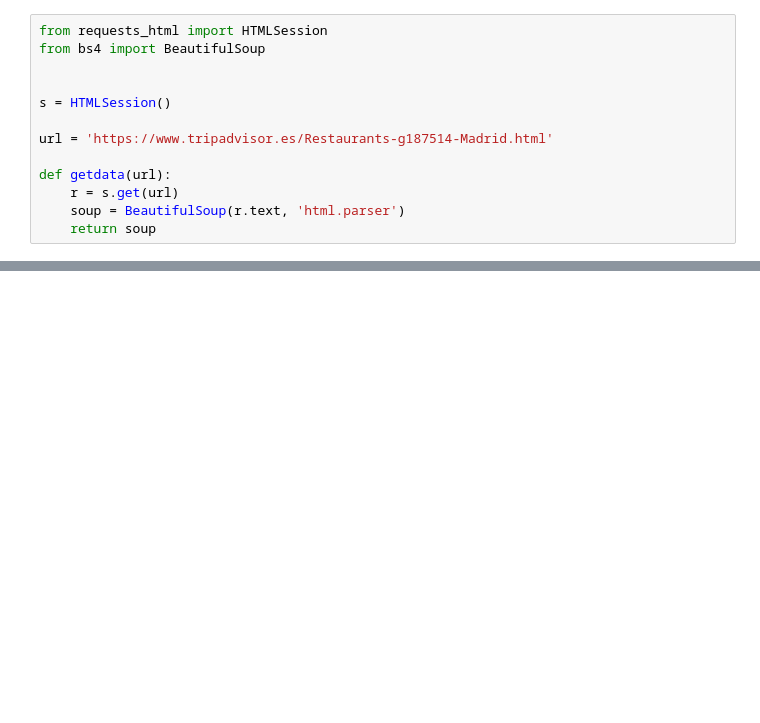
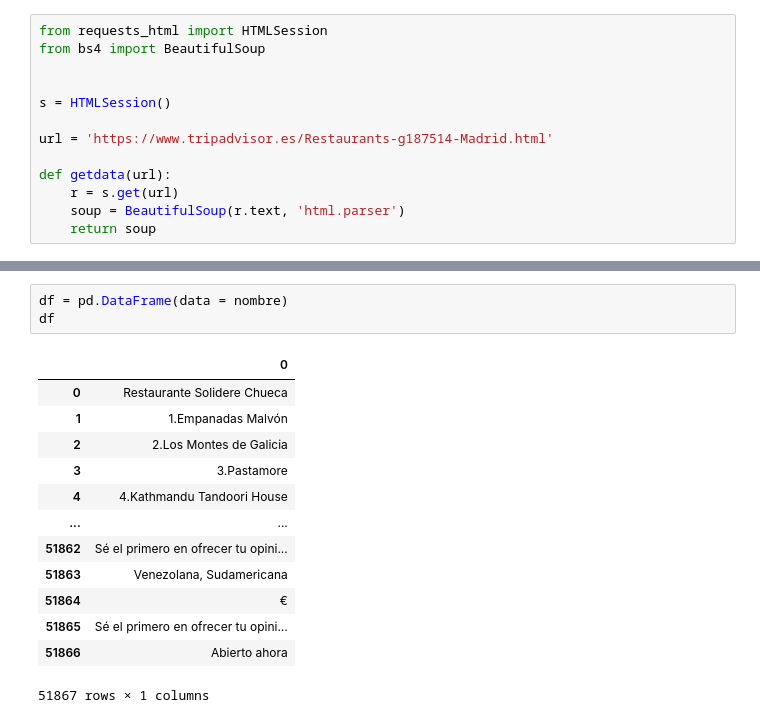
Before and after one commit to legabrielo/SeriesTemporalesTheBridge, a Jupyter notebook: def.ipynb, the cells around one changed output, grey strips where cells are left out. Drawn from its saved outputs; the diff is of its cells as text; blank space fills up the shorter version.

```diff
--- a/def.ipynb
+++ b/def.ipynb
@@ -266,0 +226,17 @@ data
+# %%
+df = pd.DataFrame(data = nombre)
+df
+# %% [output]
+|  | 0 |
+| 0 | Restaurante Solidere Chueca |
+| 1 | 1.Empanadas Malvón |
+| 2 | 2.Los Montes de Galicia |
+| 3 | 3.Pastamore |
+| 4 | 4.Kathmandu Tandoori House |
+| ... | ... |
+| 51862 | Sé el primero en ofrecer tu opini... |
+| 51863 | Venezolana, Sudamericana |
+| 51864 | € |
+| 51865 | Sé el primero en ofrecer tu opini... |
+| 51866 | Abierto ahora |
+51867 rows × 1 columns
```
Also changed, not shown: parts of 9 cells of this notebook, 4 other files.
